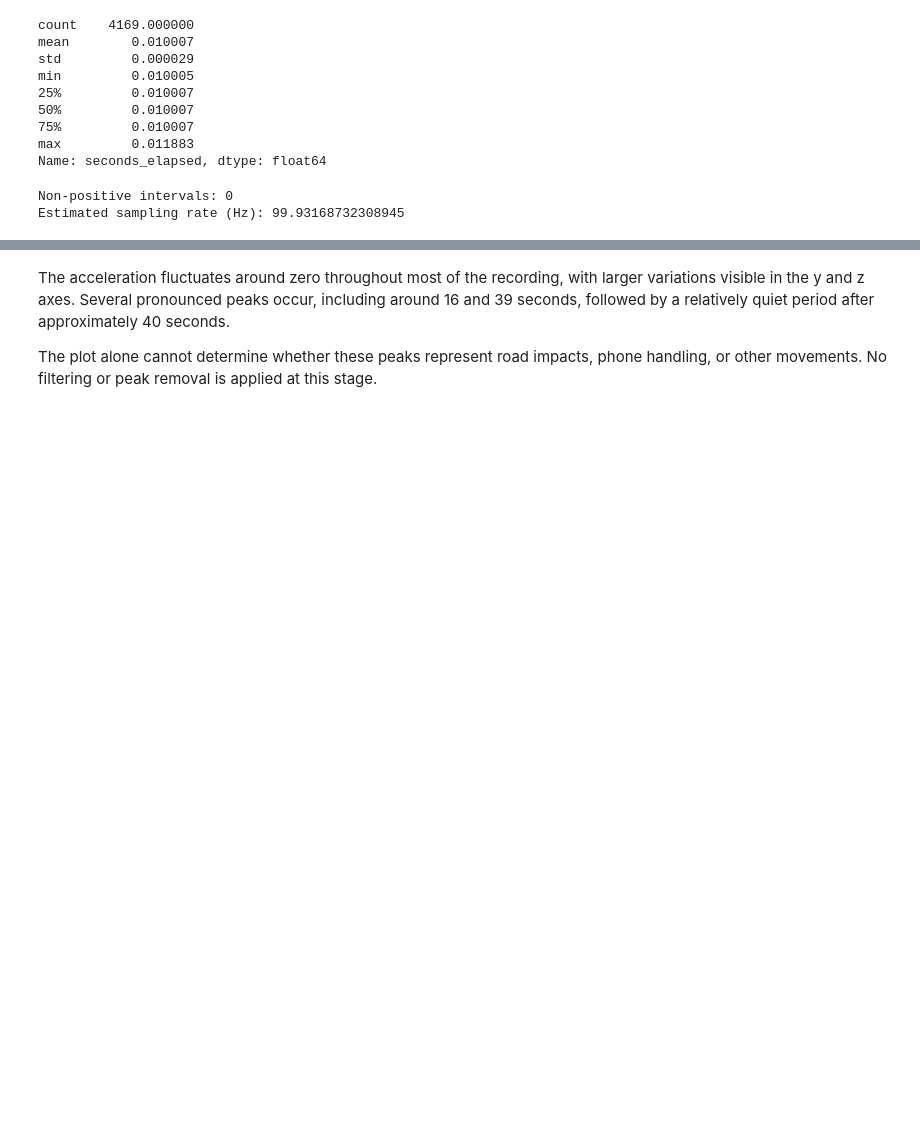
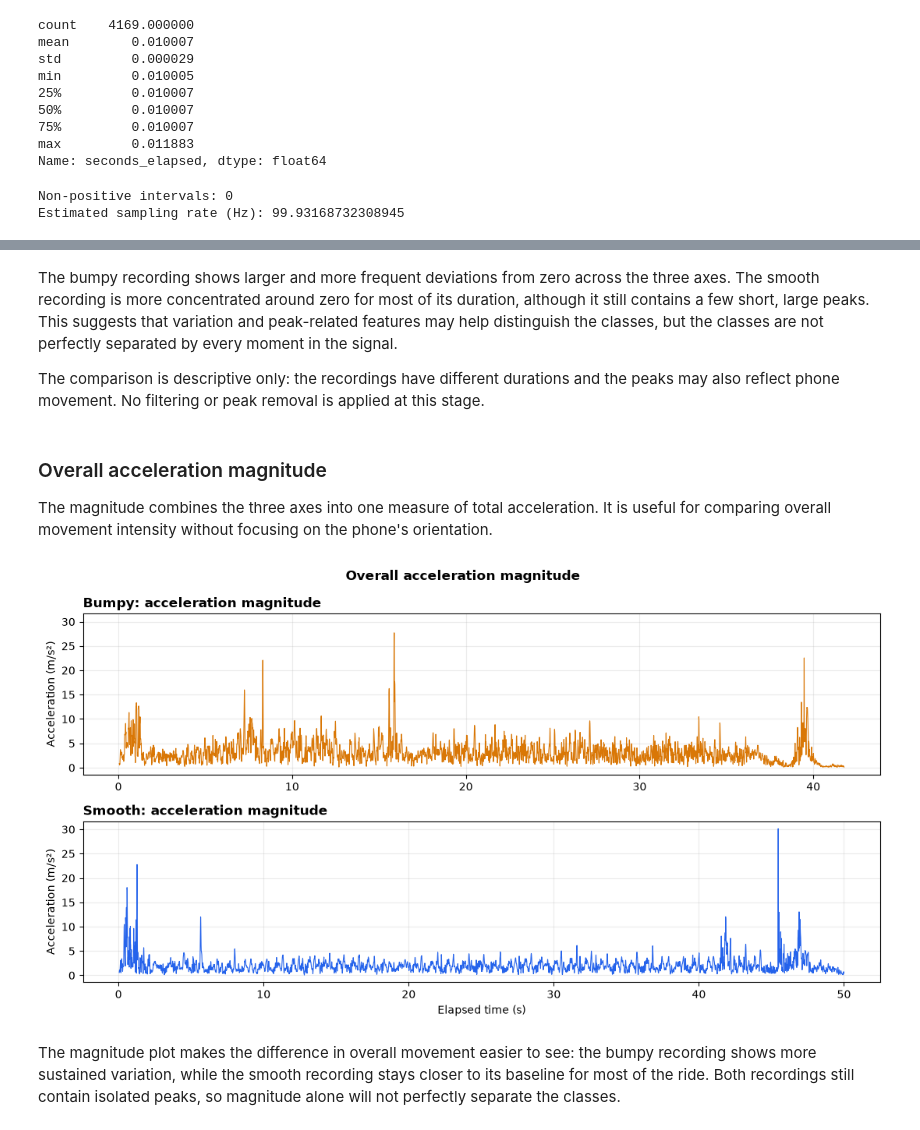
Before and after one commit to LarsHeijnennn/DataAnalysis-LearningMethods, a Jupyter notebook: version1.ipynb, the cells around one changed output, grey strips where cells are left out. Saved outputs shown, nothing was run; the diff lists cells and outputs as text; code cells hidden in the pictures; blank space fills up the shorter version.

```diff
--- a/version1.ipynb
+++ b/version1.ipynb
@@ -116,4 +247,34 @@ plt.show()
 # %% [markdown]
-The acceleration fluctuates around zero throughout most of the recording, with larger variations visible in the y and z axes. Several pronounced peaks occur, including around 16 and 39 seconds, followed by a relatively quiet period after approximately 40 seconds.
+The bumpy recording shows larger and more frequent deviations from zero across the three axes. The smooth recording is more concentrated around zero for most of its duration, although it still contains a few short, large peaks. This suggests that variation and peak-related features may help distinguish the classes, but the classes are not perfectly separated by every moment in the signal.
 
-The plot alone cannot determine whether these peaks represent road impacts, phone handling, or other movements. No filtering or peak removal is applied at this stage.
+The comparison is descriptive only: the recordings have different durations and the peaks may also reflect phone movement. No filtering or peak removal is applied at this stage.
+# %% [markdown]
+### Overall acceleration magnitude
+
+The magnitude combines the three axes into one measure of total acceleration. It is useful for comparing overall movement intensity without focusing on the phone's orientation.
+# %%
+for data in recordings.values():
+    data["magnitude"] = np.sqrt((data[["x", "y", "z"]] ** 2).sum(axis=1))
+
+fig, axes = plt.subplots(2, 1, figsize=(11, 6), sharey=True)
+surface_colors = {"Bumpy": "#D97706", "Smooth": "#2563EB"}
+
+for ax, (label, data) in zip(axes, recordings.items()):
+    ax.plot(
+        data["seconds_elapsed"],
+        data["magnitude"],
+        color=surface_colors[label],
+        linewidth=0.8,
+    )
+    ax.set_title(f"{label}: acceleration magnitude", loc="left", fontweight="bold")
+    ax.set_ylabel("Acceleration (m/s²)")
+    ax.grid(alpha=0.25)
+
+axes[-1].set_xlabel("Elapsed time (s)")
+fig.suptitle("Overall acceleration magnitude", fontweight="bold")
+fig.tight_layout()
+plt.show()
+# %% [output]
+[figure, added]
+# %% [markdown]
+The magnitude plot makes the difference in overall movement easier to see: the bumpy recording shows more sustained variation, while the smooth recording stays closer to its baseline for most of the ride. Both recordings still contain isolated peaks, so magnitude alone will not perfectly separate the classes.
```
Also changed, not shown: parts of 12 cells of this notebook.
